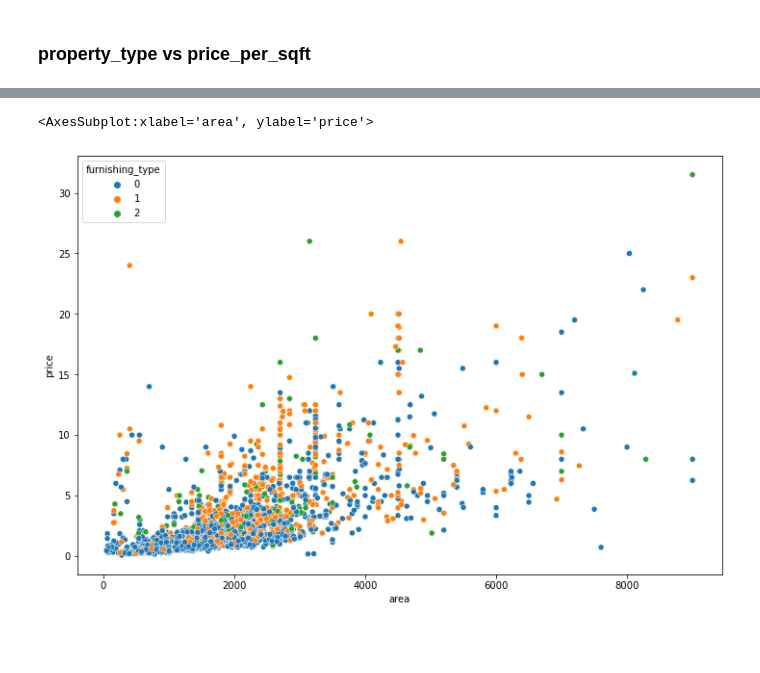
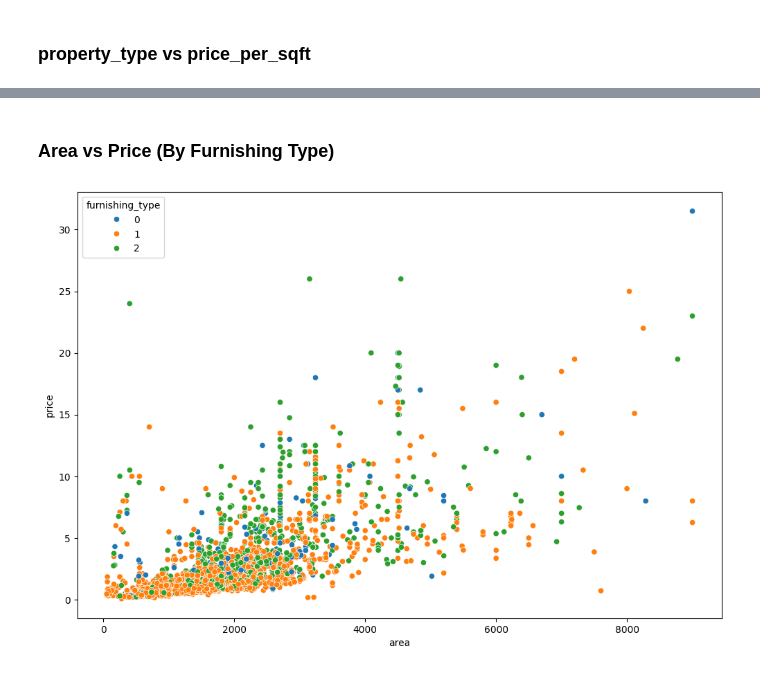
Before and after one commit to Areeb-Ahmd/Habitalytics-DataDrivenRealty, a Jupyter notebook: notebooks/04_eda/eda-multivariate-analysis.ipynb, the cells around one changed output, grey strips where cells are left out. Saved outputs shown, nothing was run; the diff lists cells and outputs as text; code cells hidden in the pictures; blank space fills up the shorter version.

```diff
--- a/notebooks/04_eda/eda-multivariate-analysis.ipynb
+++ b/notebooks/04_eda/eda-multivariate-analysis.ipynb
@@ -293,6 +425,14 @@ sns.scatterplot(df[df['area']<10000]['area'],df['price'],hue=df['agePossession']
+# %% [markdown]
+### Area vs Price (By Furnishing Type)
 # %%
 plt.figure(figsize=(12,8))
-sns.scatterplot(df[df['area']<10000]['area'],df['price'],hue=df['furnishing_type'].astype('category'))
+filtered_df = df[df['area'] < 10000]
+sns.scatterplot(
+    data=filtered_df,
+    x='area',
+    y='price',
+    hue=filtered_df['furnishing_type'].astype('category')
+)
+plt.show()
 # %% [output]
-<AxesSubplot:xlabel='area', ylabel='price'>
-[figure, old version]
+[figure, new version]
```
Also changed, not shown: parts of 87 cells of this notebook, 1 other file.
